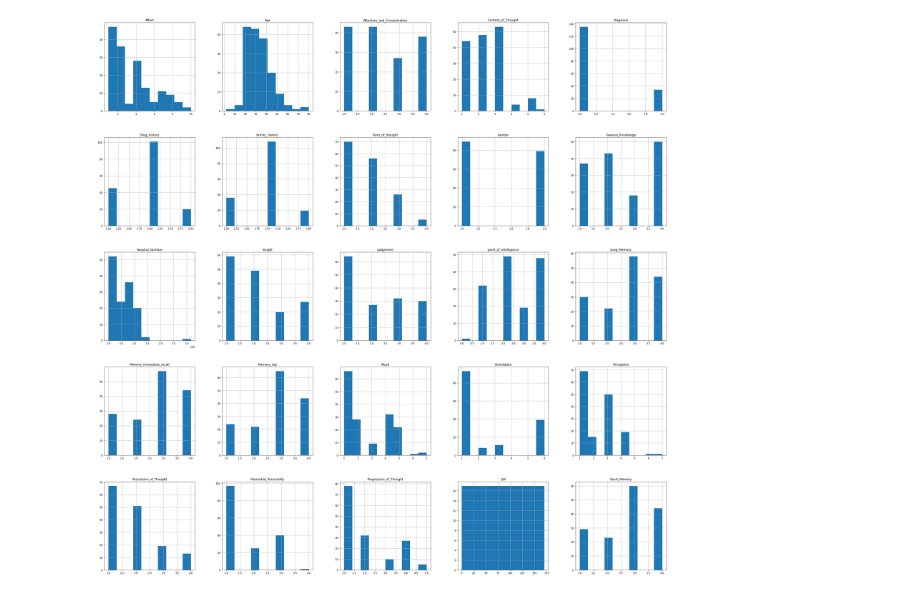
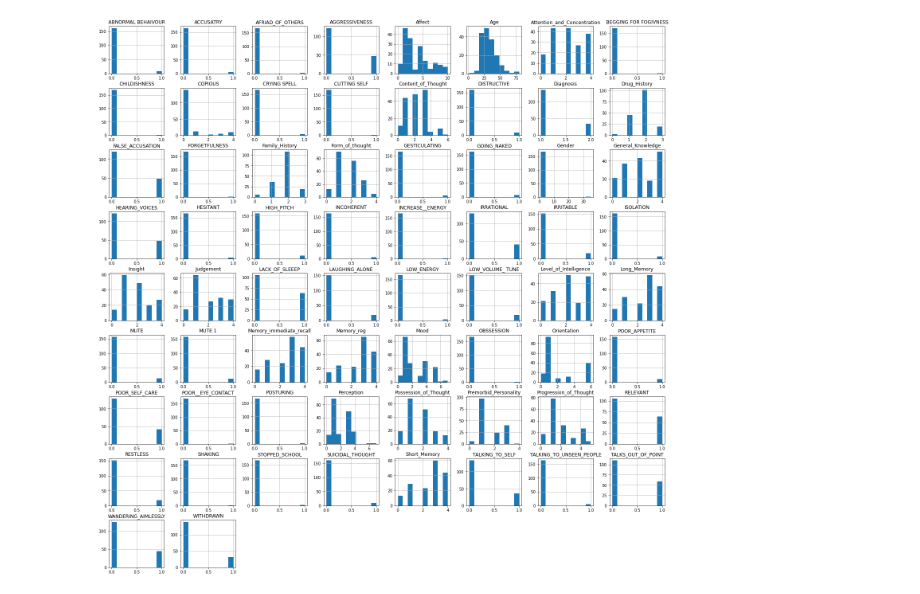
Before and after one commit to kmazi/schizophrenia_prediction, a Jupyter notebook: Heart-disease-prediction.ipynb, the cells around one changed output. Drawn from its saved outputs; the diff is of its cells as text; code cells hidden in the pictures.

```diff
--- a/Heart-disease-prediction.ipynb
+++ b/Heart-disease-prediction.ipynb
@@ -103,0 +65,11 @@ Name: level_of_education, dtype: int64
+# %%
+dataset.loc[:,'EXCESS_WRITING'] = dataset.loc[:,'EXCESS_WRITING'].str.strip().str.replace(' ', '1')
+dataset.loc[:,'EXCESS_WRITING'] = dataset.EXCESS_WRITING.fillna(1)
+# %%
+dataset.loc[:,'SEEING_THINGS'] = dataset.loc[:,'SEEING_THINGS'].str.replace(' ', '1')
+# %%
+dataset = dataset.loc[~dataset['Diagnosis'].isna()]
+# %%
+dataset = dataset.fillna(0)
+dataset = dataset.drop(['S/N'], 1)
+dataset
@@ -104,5 +114,5 @@ Name: level_of_education, dtype: int64
 # %%
-dataset1.hist(figsize=(40,40))
+dataset.hist(figsize=(25,25))
 plt.show()
 # %% [output]
-[figure, old version]
+[figure, new version]
```
Also changed, not shown: parts of 28 cells of this notebook.
